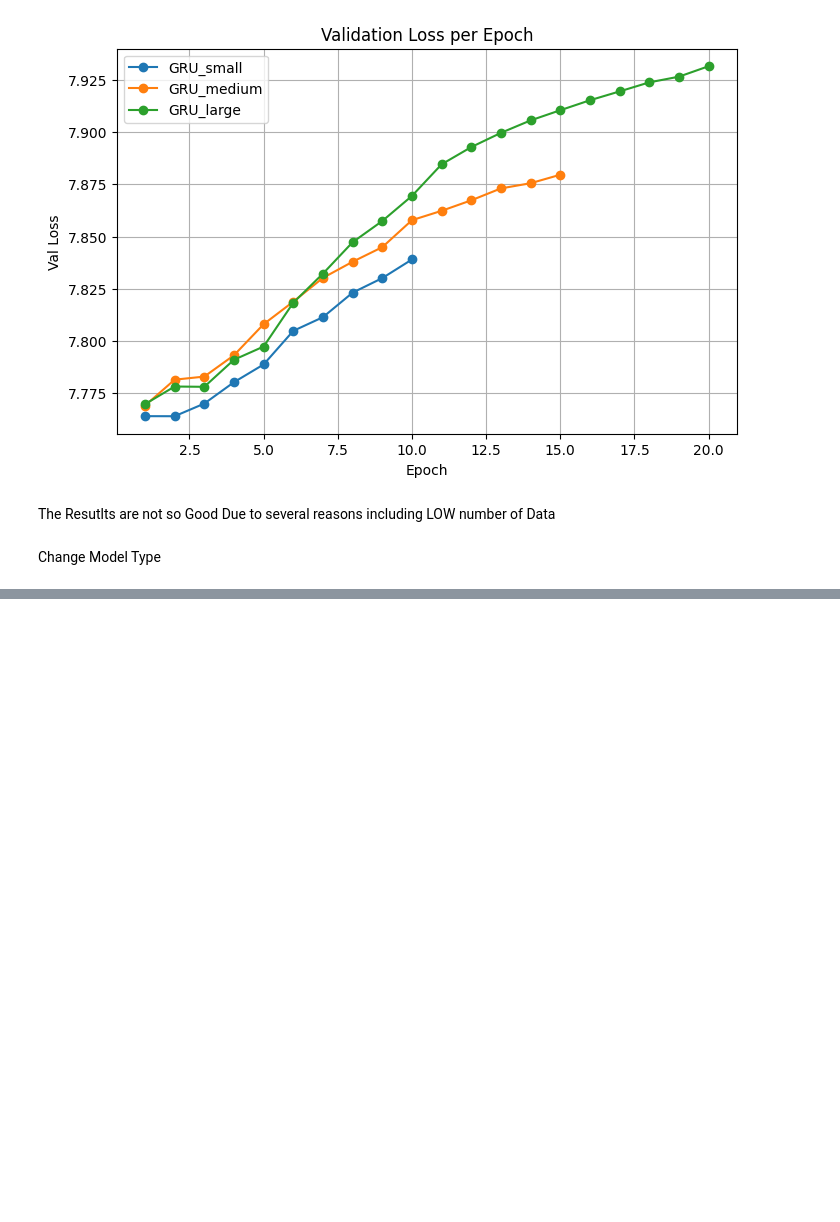
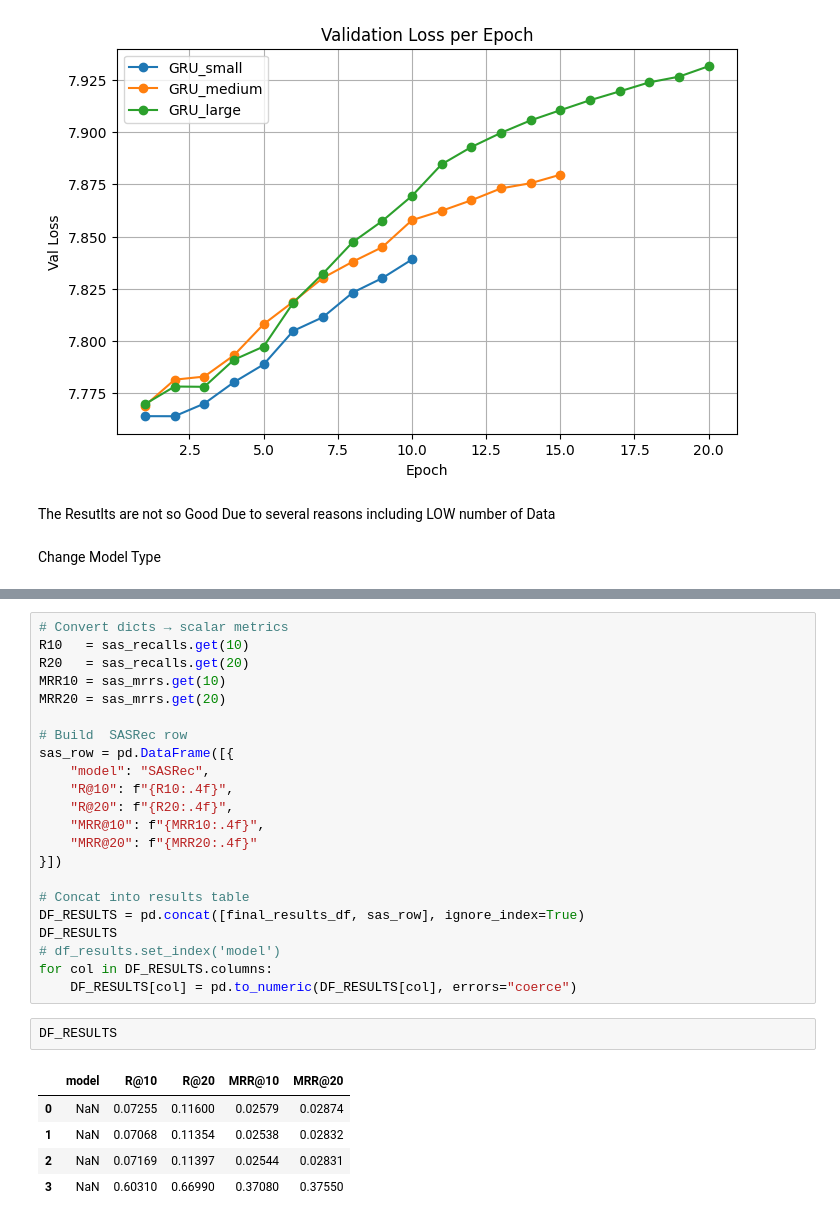
Before and after one commit to mamaddoxx/Session-Recommender, a Jupyter notebook: Model Check.ipynb, the cells around one changed output, grey strips where cells are left out. Saved outputs shown, nothing was run; the diff lists cells and outputs as text; blank space fills up the shorter version.

```diff
--- a/Model Check.ipynb
+++ b/Model Check.ipynb
@@ -406,0 +522,30 @@ Change Model Type
+# %%
+# Convert dicts → scalar metrics
+R10   = sas_recalls.get(10)
+R20   = sas_recalls.get(20)
+MRR10 = sas_mrrs.get(10)
+MRR20 = sas_mrrs.get(20)
+
+# Build  SASRec row
+sas_row = pd.DataFrame([{
+    "model": "SASRec",
+    "R@10": f"{R10:.4f}",
+    "R@20": f"{R20:.4f}",
+    "MRR@10": f"{MRR10:.4f}",
+    "MRR@20": f"{MRR20:.4f}"
+}])
+
+# Concat into results table
+DF_RESULTS = pd.concat([final_results_df, sas_row], ignore_index=True)
+DF_RESULTS
+# df_results.set_index('model')
+for col in DF_RESULTS.columns:
+    DF_RESULTS[col] = pd.to_numeric(DF_RESULTS[col], errors="coerce")
+# %%
+DF_RESULTS
+# %% [output]
+|  | model | R@10 | R@20 | MRR@10 | MRR@20 |
+| 0 | NaN | 0.07255 | 0.11600 | 0.02579 | 0.02874 |
+| 1 | NaN | 0.07068 | 0.11354 | 0.02538 | 0.02832 |
+| 2 | NaN | 0.07169 | 0.11397 | 0.02544 | 0.02831 |
+| 3 | NaN | 0.60310 | 0.66990 | 0.37080 | 0.37550 |
```
Also changed, not shown: parts of 9 cells of this notebook, 3 other files.
